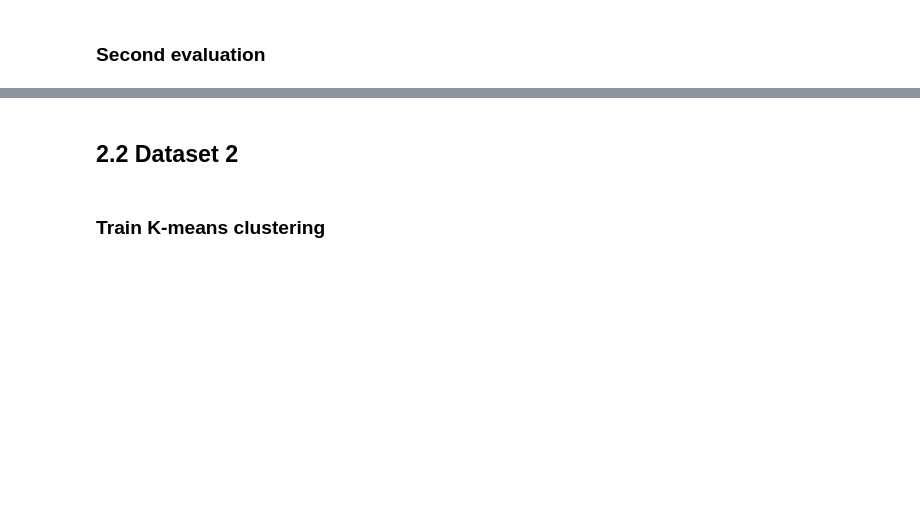
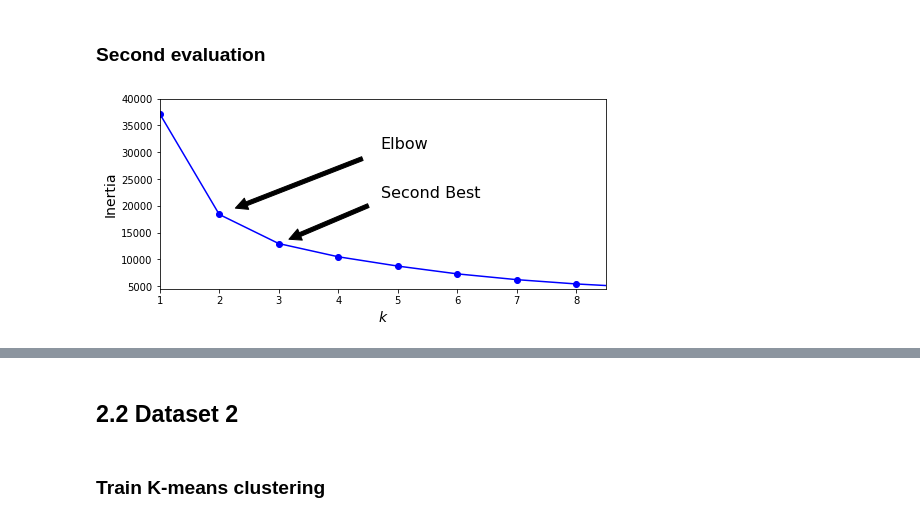
Before and after one commit to jasonnoy/COMP5318, a Jupyter notebook: A2_ipynb_template.ipynb, the cells around one changed output, grey strips where cells are left out. Drawn from its saved outputs; the diff is of its cells as text; code cells hidden in the pictures; blank space fills up the shorter version.

```diff
--- a/A2_ipynb_template.ipynb
+++ b/A2_ipynb_template.ipynb
@@ -255,24 +283,26 @@ plot_kmeans(kmeans_per_k[2], X, n_clusters=4, rseed=0, ax=None)
 # %%
 plt.figure(figsize=(8, 3.5))
 plt.plot(range(1, 10), inertias, "bo-")
 plt.xlabel("$k$", fontsize=14)
 plt.ylabel("Inertia", fontsize=14)
 plt.annotate('Second Best',
              xy=(3, inertias[2]),
              xytext=(0.55, 0.55),
              textcoords='figure fraction',
              fontsize=16,
              arrowprops=dict(facecolor='black', shrink=0.1)
             )
 plt.annotate('Elbow',
              xy=(2, inertias[1]),
              xytext=(0.55, 0.75),
              textcoords='figure fraction',
              fontsize=16,
              arrowprops=dict(facecolor='black', shrink=0.1)
             )
-plt.axis([1, 8.5, 20000, 56000])
+plt.axis([1, 8.5, 4500, 40000])
 plt.show()
+# %% [output]
+[figure, added]
 # %%
 silhouette_scores = [silhouette_score(X, model.labels_)
                      for model in kmeans_per_k[1:]]
```
Also changed, not shown: parts of 25 cells of this notebook.
